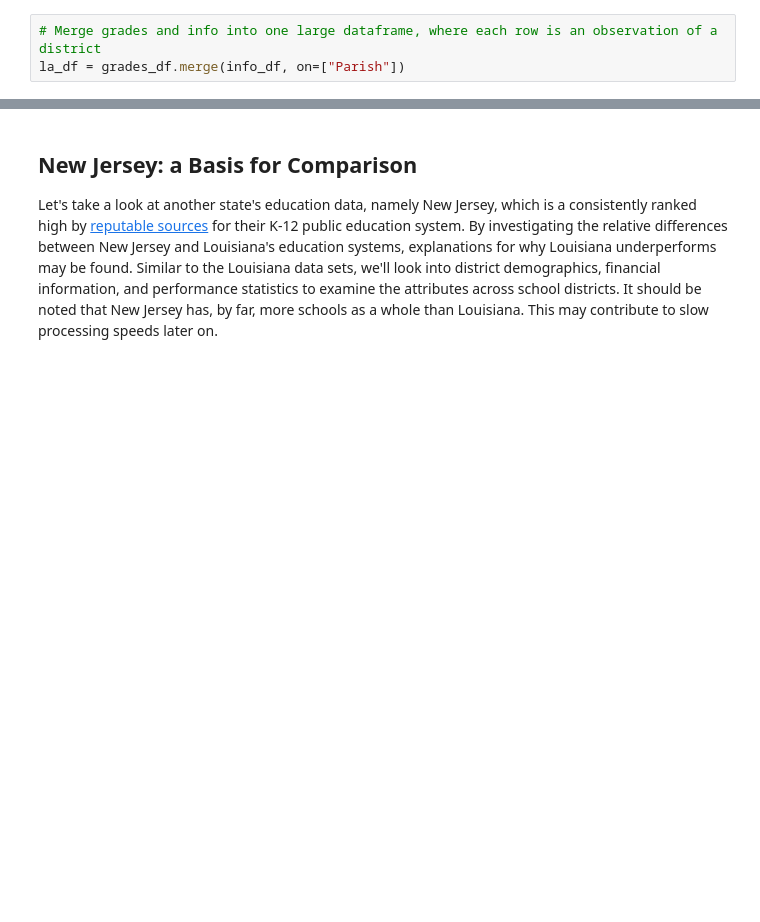
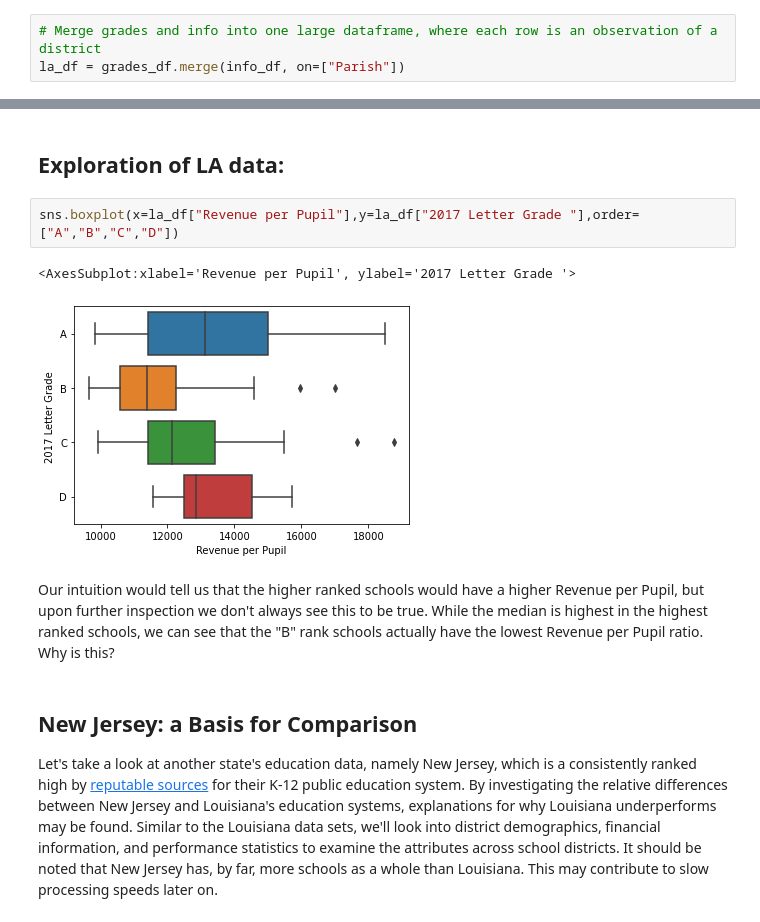
Before and after one commit to NickOuellet/NickOuellet.github.io, a Jupyter notebook: Final_Tutorial.ipynb, the cells around one changed output, grey strips where cells are left out. Cells and saved outputs as stored; diff of their text form; blank space fills up the shorter version.

Commit message:
Added diversity column and box plt based on school rank (LA data)

```diff
--- a/Final_Tutorial.ipynb
+++ b/Final_Tutorial.ipynb
@@ -224,6 +224,15 @@ la_df.head()
 | 2 | ascension | A | 110.4 | A | 109.3 | 92.6 | ... |
 | 3 | assumption | B | 95.0 | B | 93.3 | 75.5 | ... |
 | 4 | avoyelles | C | 71.5 | C | 73.6 | 53.7 | ... |
+# %% [markdown]
+## Exploration of LA data:
+# %%
+sns.boxplot(x=la_df["Revenue per Pupil"],y=la_df["2017 Letter Grade "],order=["A","B","C","D"])
+# %% [output]
+<AxesSubplot:xlabel='Revenue per Pupil', ylabel='2017 Letter Grade '>
+[figure, added]
+# %% [markdown]
+Our intuition would tell us that the higher ranked schools would have a higher Revenue per Pupil, but upon further inspection we don't always see this to be true. While the median is highest in the highest ranked schools, we can see that the "B" rank schools actually have the lowest Revenue per Pupil ratio. Why is this?
 # %% [markdown]
 ## New Jersey: a Basis for Comparison
 Let's take a look at another state's education data, namely New Jersey, which is a consistently ranked high by [reputable sources](https://www.nj.gov/governor/news/news/562021/20210309a.shtml) for their K-12 public education system. By investigating the relative differences between New Jersey and Louisiana's education systems, explanations for why Louisiana underperforms may be found. </br> </br>
```
Also changed, not shown: parts of 6 cells of this notebook.
